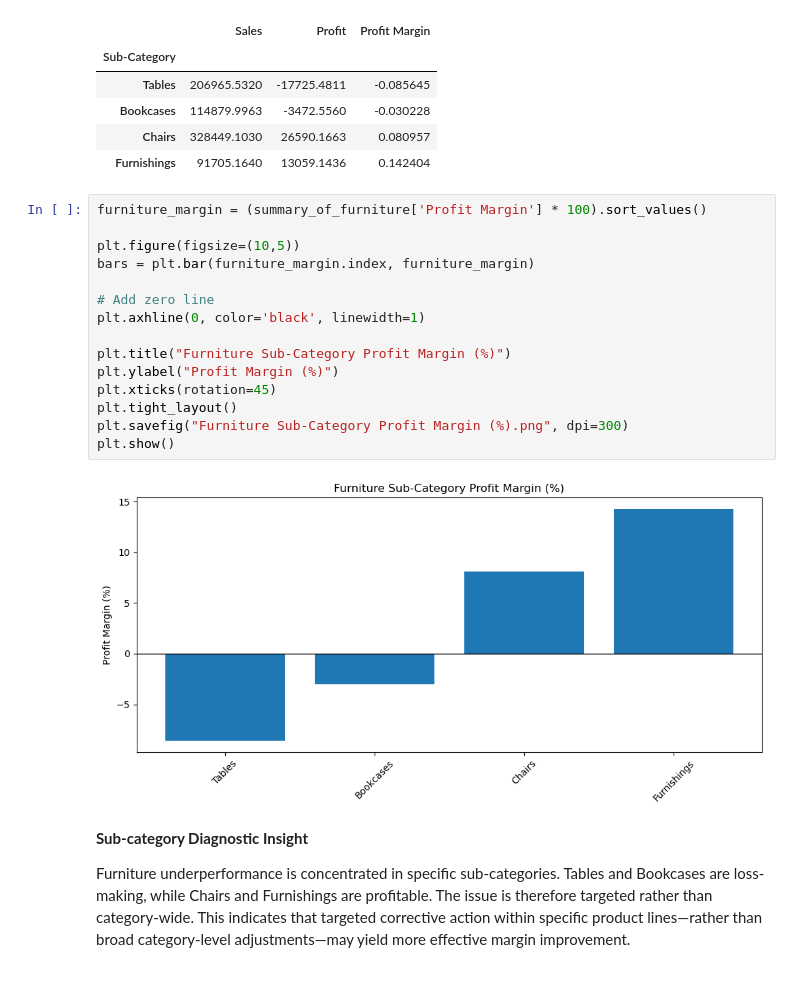
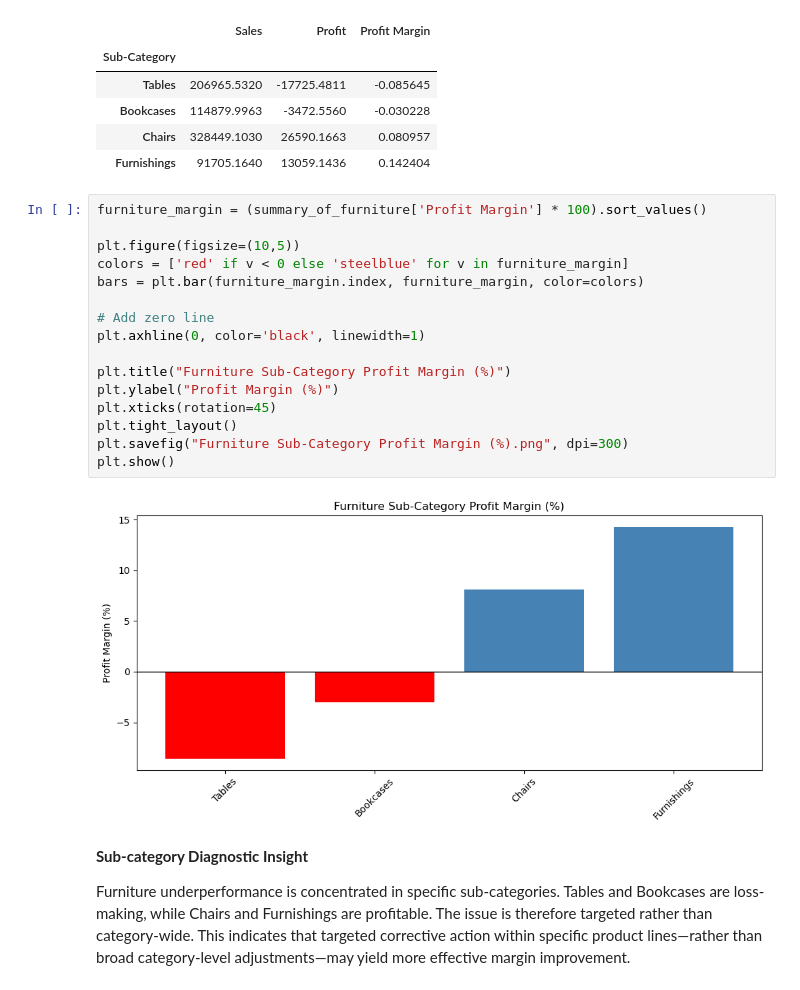
Before and after one commit to FatihaOkesola/superstore_sales_diagnostic, a Jupyter notebook: Superstore_Sales_project.ipynb, the cells around one changed output. Saved outputs shown, nothing was run; the diff lists cells and outputs as text.

```diff
--- a/Superstore_Sales_project.ipynb
+++ b/Superstore_Sales_project.ipynb
@@ -378,20 +381,21 @@ summary_of_furniture.sort_values(by='Profit Margin')
 # %%
 furniture_margin = (summary_of_furniture['Profit Margin'] * 100).sort_values()
 
 plt.figure(figsize=(10,5))
-bars = plt.bar(furniture_margin.index, furniture_margin)
+colors = ['red' if v < 0 else 'steelblue' for v in furniture_margin]
+bars = plt.bar(furniture_margin.index, furniture_margin, color=colors)
 
 # Add zero line
 plt.axhline(0, color='black', linewidth=1)
 
 plt.title("Furniture Sub-Category Profit Margin (%)")
 plt.ylabel("Profit Margin (%)")
 plt.xticks(rotation=45)
 plt.tight_layout()
 plt.savefig("Furniture Sub-Category Profit Margin (%).png", dpi=300)
 plt.show()
 # %% [output]
-[figure, old version]
+[figure, new version]
 # %% [markdown]
 **Sub-category Diagnostic Insight**
 
```
Also changed, not shown: parts of 5 cells of this notebook.
